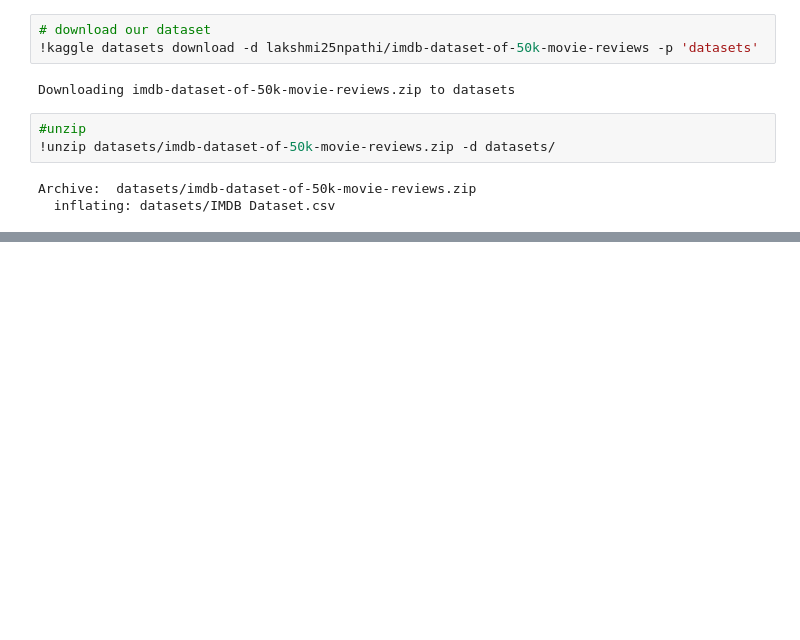
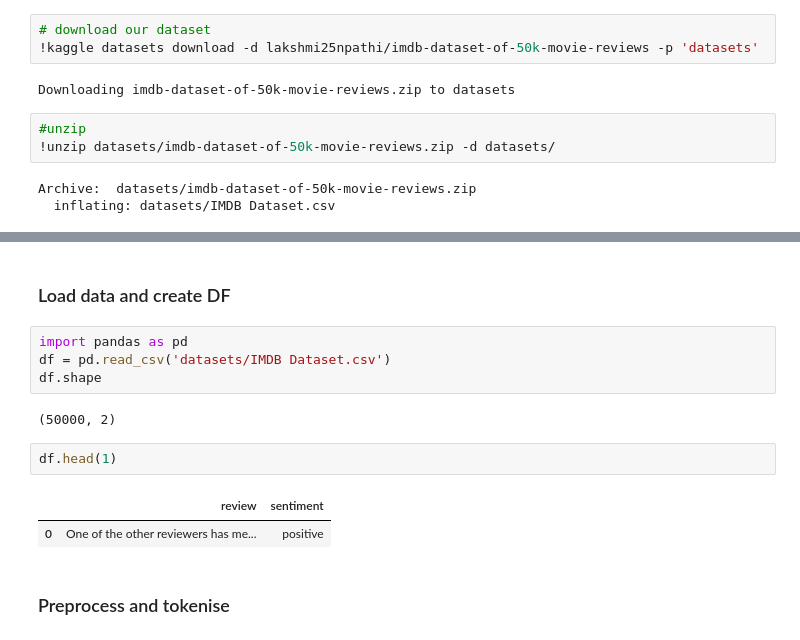
Before and after one commit to sayanbanerjee32/keyword_search, a Jupyter notebook: Semantic_search.ipynb, the cells around one changed output, grey strips where cells are left out. Cells and saved outputs as stored; diff of their text form; blank space fills up the shorter version.

```diff
--- a/Semantic_search.ipynb
+++ b/Semantic_search.ipynb
@@ -37,0 +51,15 @@ Archive:  datasets/imdb-dataset-of-50k-movie-reviews.zip
+# %% [markdown]
+### Load data and create DF
+# %%
+import pandas as pd
+df = pd.read_csv('datasets/IMDB Dataset.csv')
+df.shape
+# %% [output]
+(50000, 2)
+# %%
+df.head(1)
+# %% [output]
+|  | review | sentiment |
+| 0 | One of the other reviewers has me... | positive |
+# %% [markdown]
+### Preprocess and tokenise
```
Also changed, not shown: parts of 8 cells of this notebook.
